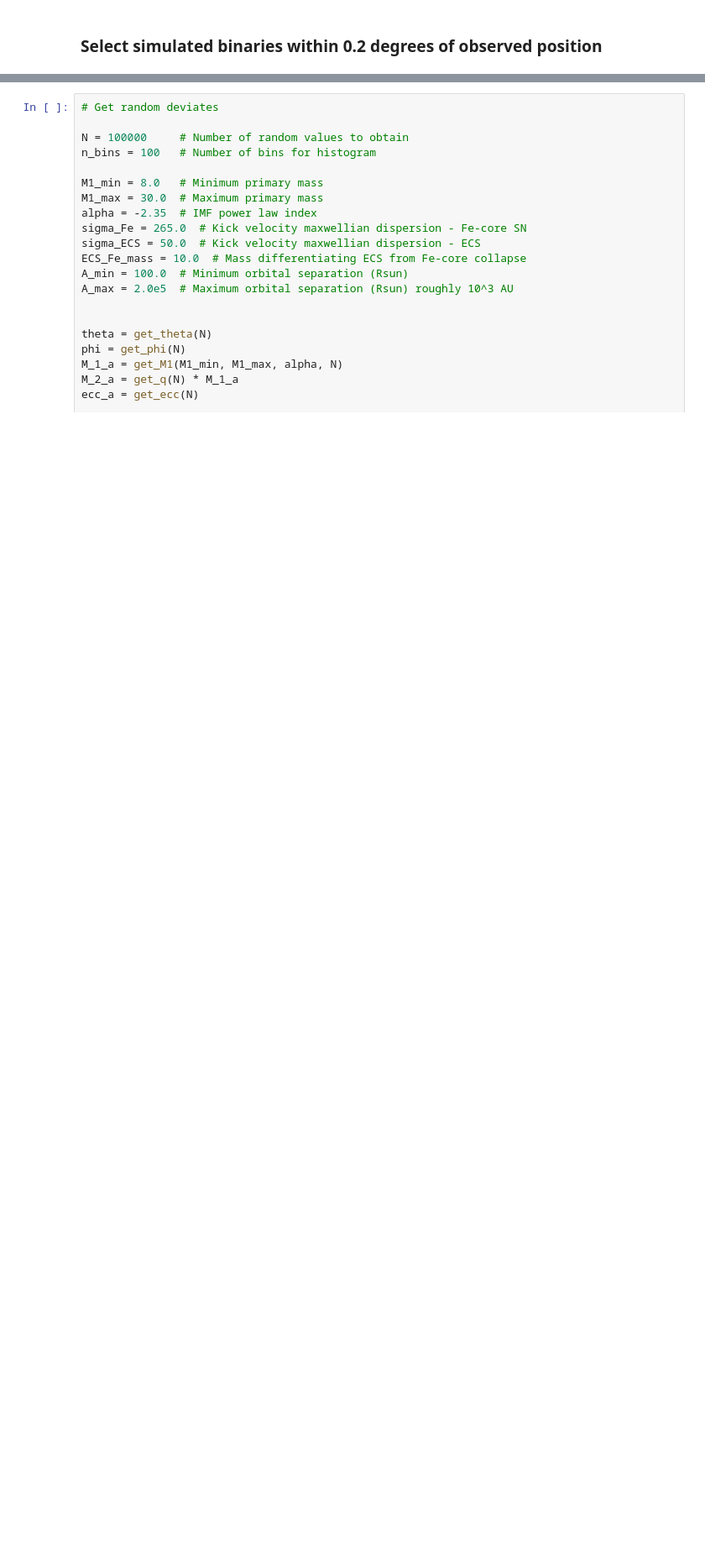
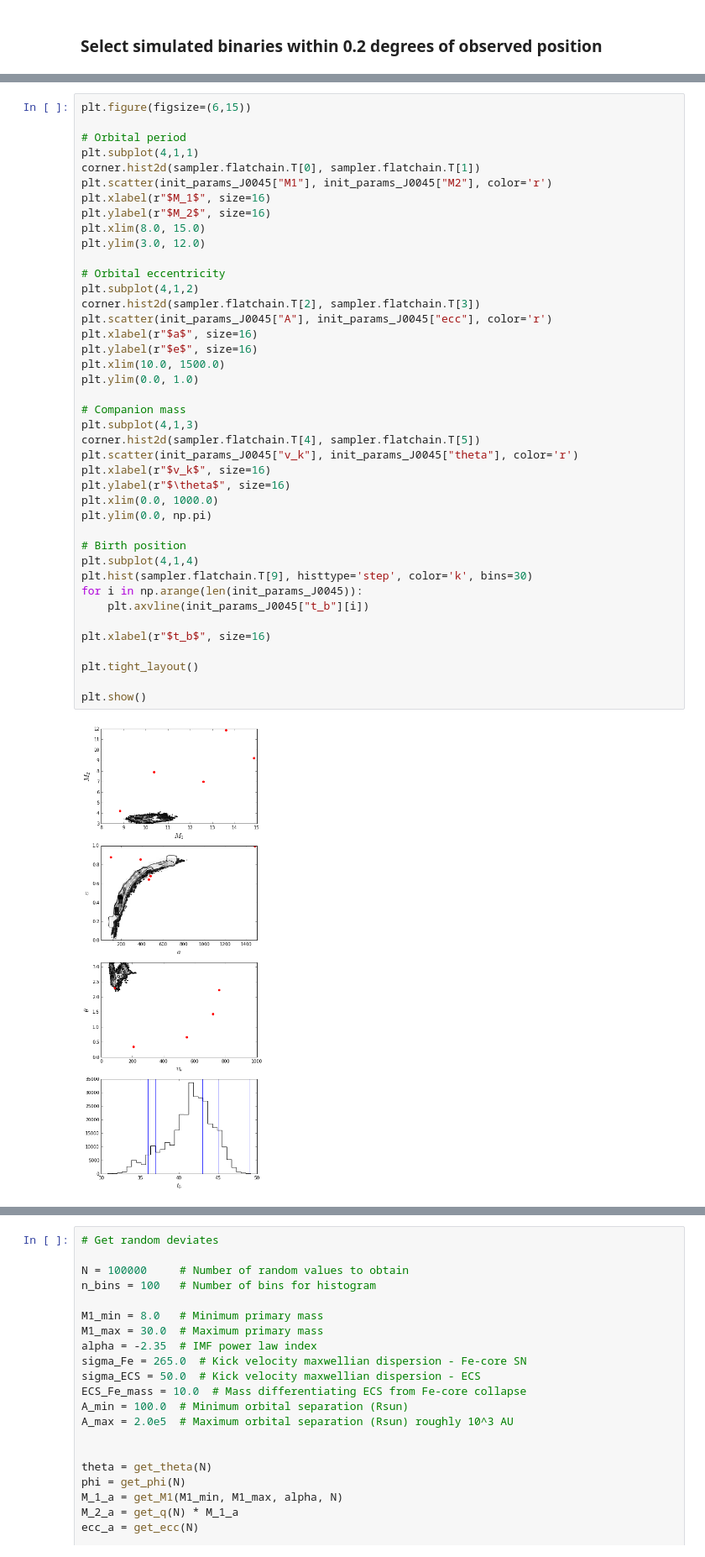
Before and after one commit to astroJeff/XRB, a Jupyter notebook: notebooks/MCMC flexible.ipynb, the cells around one changed output, grey strips where cells are left out. Shown at 84% size. Saved outputs shown, nothing was run; the diff lists cells and outputs as text; blank space fills up the shorter version.

```diff
--- a/notebooks/MCMC flexible.ipynb
+++ b/notebooks/MCMC flexible.ipynb
@@ -1313,0 +1279,43 @@ plt.show()
+# %%
+plt.figure(figsize=(6,15))
+
+# Orbital period
+plt.subplot(4,1,1)
+corner.hist2d(sampler.flatchain.T[0], sampler.flatchain.T[1])
+plt.scatter(init_params_J0045["M1"], init_params_J0045["M2"], color='r')
+plt.xlabel(r"$M_1$", size=16)
+plt.ylabel(r"$M_2$", size=16)
+plt.xlim(8.0, 15.0)
+plt.ylim(3.0, 12.0)
+
+# Orbital eccentricity
+plt.subplot(4,1,2)
+corner.hist2d(sampler.flatchain.T[2], sampler.flatchain.T[3])
+plt.scatter(init_params_J0045["A"], init_params_J0045["ecc"], color='r')
+plt.xlabel(r"$a$", size=16)
+plt.ylabel(r"$e$", size=16)
+plt.xlim(10.0, 1500.0)
+plt.ylim(0.0, 1.0)
+
+# Companion mass
+plt.subplot(4,1,3)
+corner.hist2d(sampler.flatchain.T[4], sampler.flatchain.T[5])
+plt.scatter(init_params_J0045["v_k"], init_params_J0045["theta"], color='r')
+plt.xlabel(r"$v_k$", size=16)
+plt.ylabel(r"$\theta$", size=16)
+plt.xlim(0.0, 1000.0)
+plt.ylim(0.0, np.pi)
+
+# Birth position
+plt.subplot(4,1,4)
+plt.hist(sampler.flatchain.T[9], histtype='step', color='k', bins=30)
+for i in np.arange(len(init_params_J0045)):
+    plt.axvline(init_params_J0045["t_b"][i])
+
+plt.xlabel(r"$t_b$", size=16)
+
+plt.tight_layout()
+
+plt.show()
+# %% [output]
+[figure, added]
```
Also changed, not shown: parts of 6 cells of this notebook.
